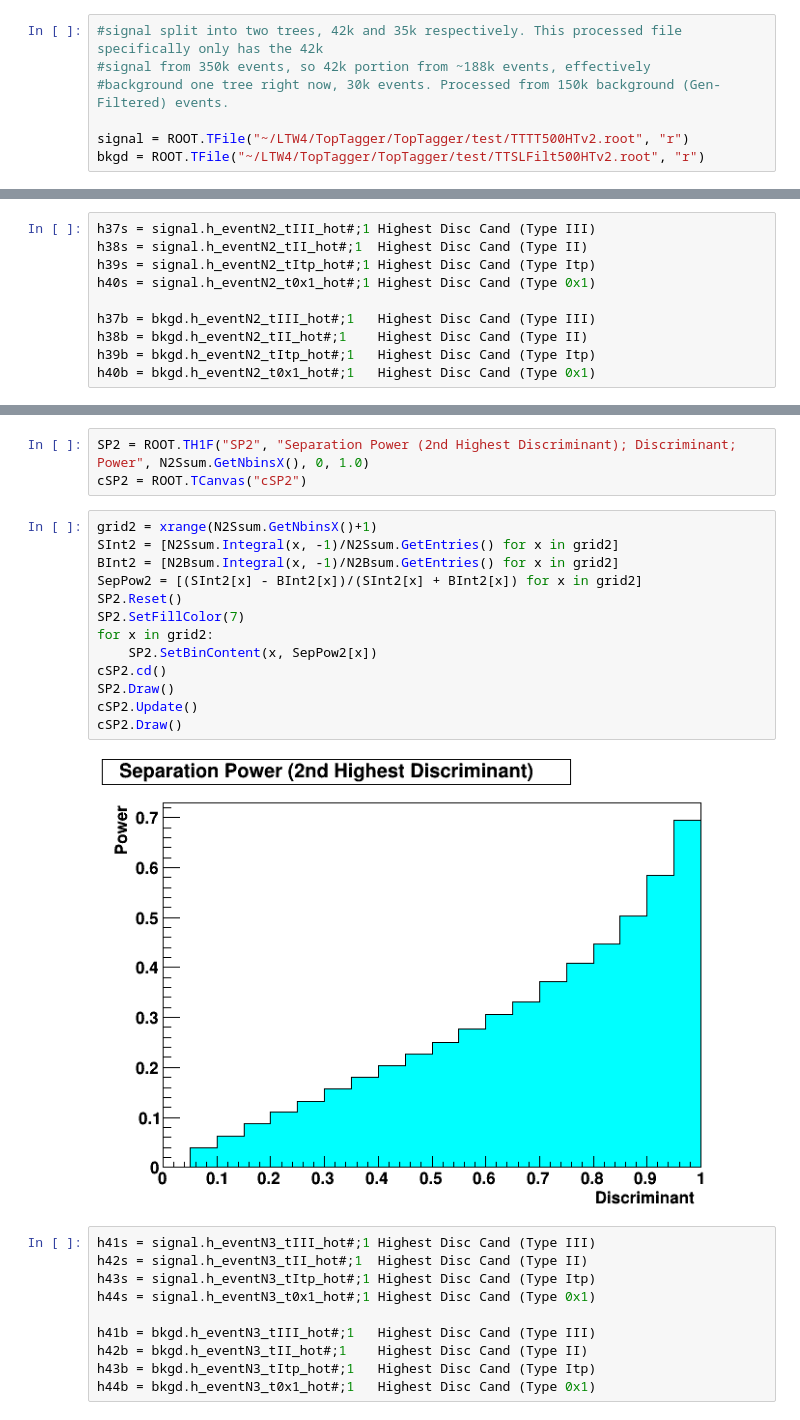
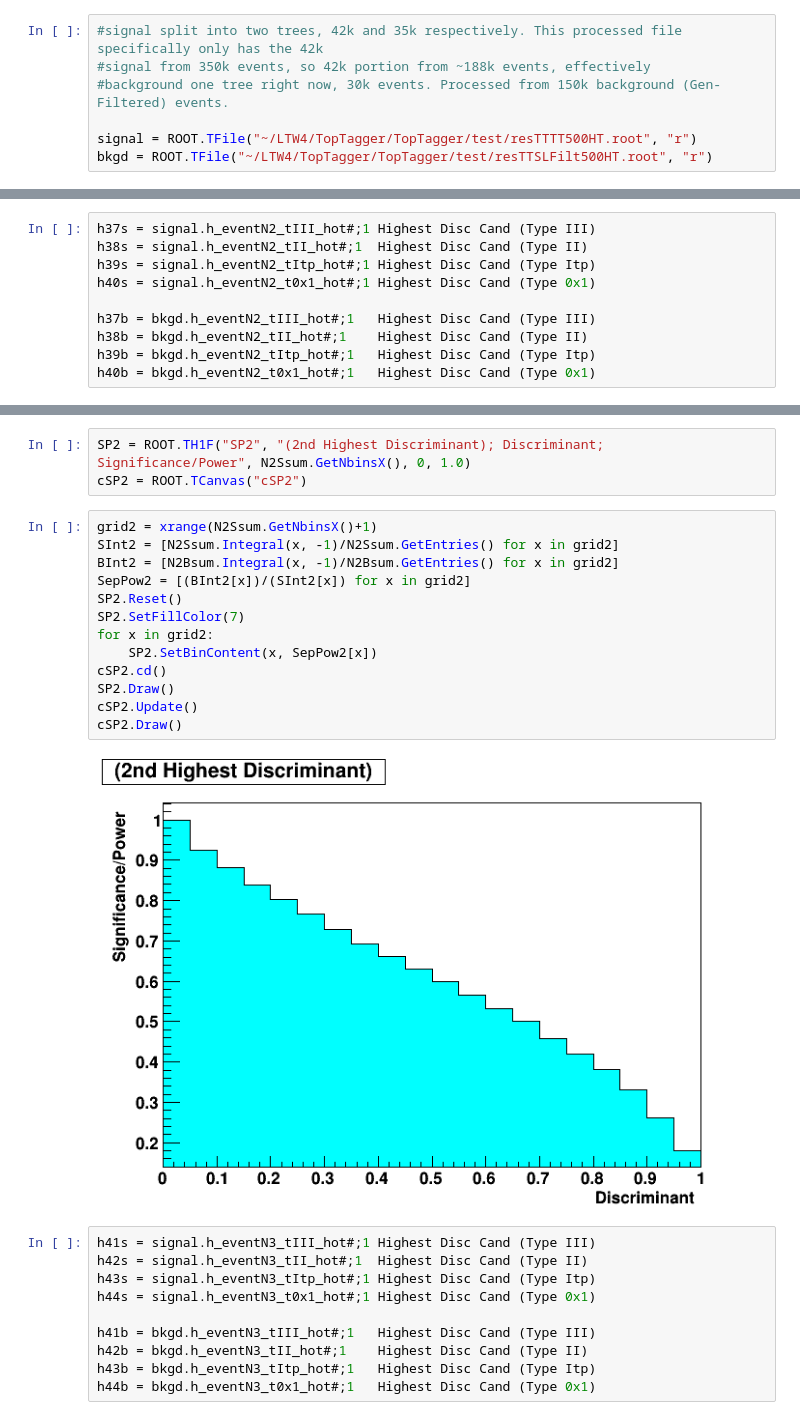
Before and after one commit to NJManganelli/TaggerTest, a Jupyter notebook: ntupler/plugins/.PlotsV3.ipynb, the cells around one changed output, grey strips where cells are left out. Cells and saved outputs as stored; diff of their text form.

Commit message:
Small updates to plotting

```diff
--- a/ntupler/plugins/.PlotsV3.ipynb
+++ b/ntupler/plugins/.PlotsV3.ipynb
@@ -55,8 +57,8 @@ DiscLeg.AddEntry(h0b2,leg4,"lep")
 #signal from 350k events, so 42k portion from ~188k events, effectively
 #background one tree right now, 30k events. Processed from 150k background (Gen-Filtered) events.
 
-signal = ROOT.TFile("~/LTW4/TopTagger/TopTagger/test/TTTT500HTv2.root", "r")
-bkgd = ROOT.TFile("~/LTW4/TopTagger/TopTagger/test/TTSLFilt500HTv2.root", "r")
+signal = ROOT.TFile("~/LTW4/TopTagger/TopTagger/test/resTTTT500HT.root", "r")
+bkgd = ROOT.TFile("~/LTW4/TopTagger/TopTagger/test/resTTSLFilt500HT.root", "r")
 # %%
 signal.ls()
 # %% [output]
@@ -730,23 +734,23 @@ cN2.Draw()
 Signal Entries: 28765.0         Background Entries: 18020.0
 [figure]
 # %%
-SP2 = ROOT.TH1F("SP2", "Separation Power (2nd Highest Discriminant); Discriminant; Power", N2Ssum.GetNbinsX(), 0, 1.0)
+SP2 = ROOT.TH1F("SP2", "(2nd Highest Discriminant); Discriminant; Significance/Power", N2Ssum.GetNbinsX(), 0, 1.0)
 cSP2 = ROOT.TCanvas("cSP2")
 # %%
 grid2 = xrange(N2Ssum.GetNbinsX()+1)
 SInt2 = [N2Ssum.Integral(x, -1)/N2Ssum.GetEntries() for x in grid2]
 BInt2 = [N2Bsum.Integral(x, -1)/N2Bsum.GetEntries() for x in grid2]
-SepPow2 = [(SInt2[x] - BInt2[x])/(SInt2[x] + BInt2[x]) for x in grid2]
+SepPow2 = [(BInt2[x])/(SInt2[x]) for x in grid2]
 SP2.Reset()
 SP2.SetFillColor(7)
 for x in grid2:
     SP2.SetBinContent(x, SepPow2[x])
 cSP2.cd()
 SP2.Draw()
 cSP2.Update()
 cSP2.Draw()
 # %% [output]
-[figure, old version]
+[figure, new version]
 # %%
 h41s = signal.h_eventN3_tIII_hot#;1	Highest Disc Cand (Type III)
 h42s = signal.h_eventN3_tII_hot#;1	Highest Disc Cand (Type II)
```
Also changed, not shown: parts of 39 cells of this notebook, 1 other file.
